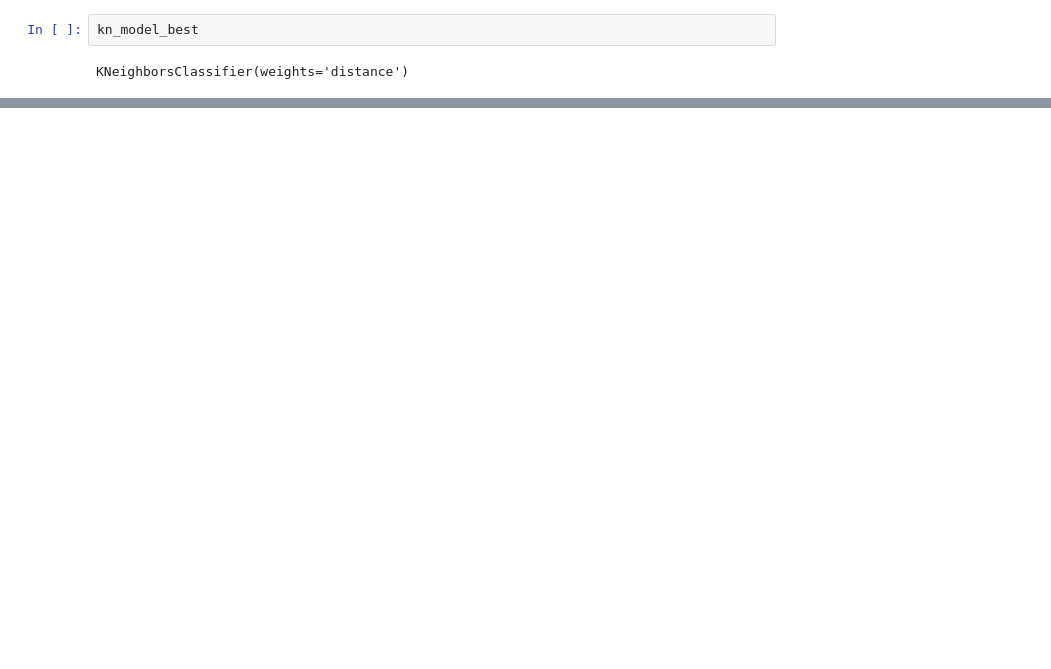
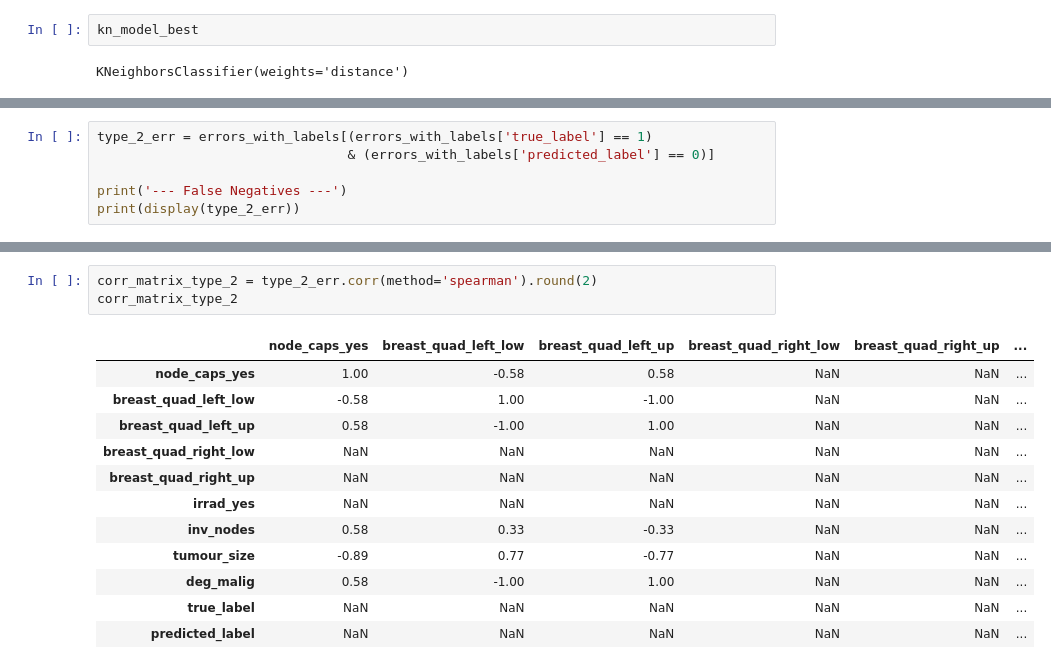
Before and after one commit to daniocionini/Prediction-Model-Breast-Cancer-Recurrence, a Jupyter notebook: model_prediction_recurrence_breast_cancer.ipynb, the cells around one changed output, grey strips where cells are left out. Drawn from its saved outputs; the diff is of its cells as text; blank space fills up the shorter version.

```diff
--- a/model_prediction_recurrence_breast_cancer.ipynb
+++ b/model_prediction_recurrence_breast_cancer.ipynb
@@ -282,0 +291,6 @@ display(errors_with_labels)
+# %%
+type_2_err = errors_with_labels[(errors_with_labels['true_label'] == 1)
+                                & (errors_with_labels['predicted_label'] == 0)]
+
+print('--- False Negatives ---')
+print(display(type_2_err))
@@ -282,0 +305,16 @@ display(errors_with_labels)
+# %%
+corr_matrix_type_2 = type_2_err.corr(method='spearman').round(2)
+corr_matrix_type_2
+# %% [output]
+|  | node_caps_yes | breast_quad_left_low | breast_quad_left_up | breast_quad_right_low | breast_quad_right_up | ... |
+| node_caps_yes | 1.00 | -0.58 | 0.58 | NaN | NaN | ... |
+| breast_quad_left_low | -0.58 | 1.00 | -1.00 | NaN | NaN | ... |
+| breast_quad_left_up | 0.58 | -1.00 | 1.00 | NaN | NaN | ... |
+| breast_quad_right_low | NaN | NaN | NaN | NaN | NaN | ... |
+| breast_quad_right_up | NaN | NaN | NaN | NaN | NaN | ... |
+| irrad_yes | NaN | NaN | NaN | NaN | NaN | ... |
+| inv_nodes | 0.58 | 0.33 | -0.33 | NaN | NaN | ... |
+| tumour_size | -0.89 | 0.77 | -0.77 | NaN | NaN | ... |
+| deg_malig | 0.58 | -1.00 | 1.00 | NaN | NaN | ... |
+| true_label | NaN | NaN | NaN | NaN | NaN | ... |
+| predicted_label | NaN | NaN | NaN | NaN | NaN | ... |
```
Also changed, not shown: parts of 31 cells of this notebook, 4 other files.
